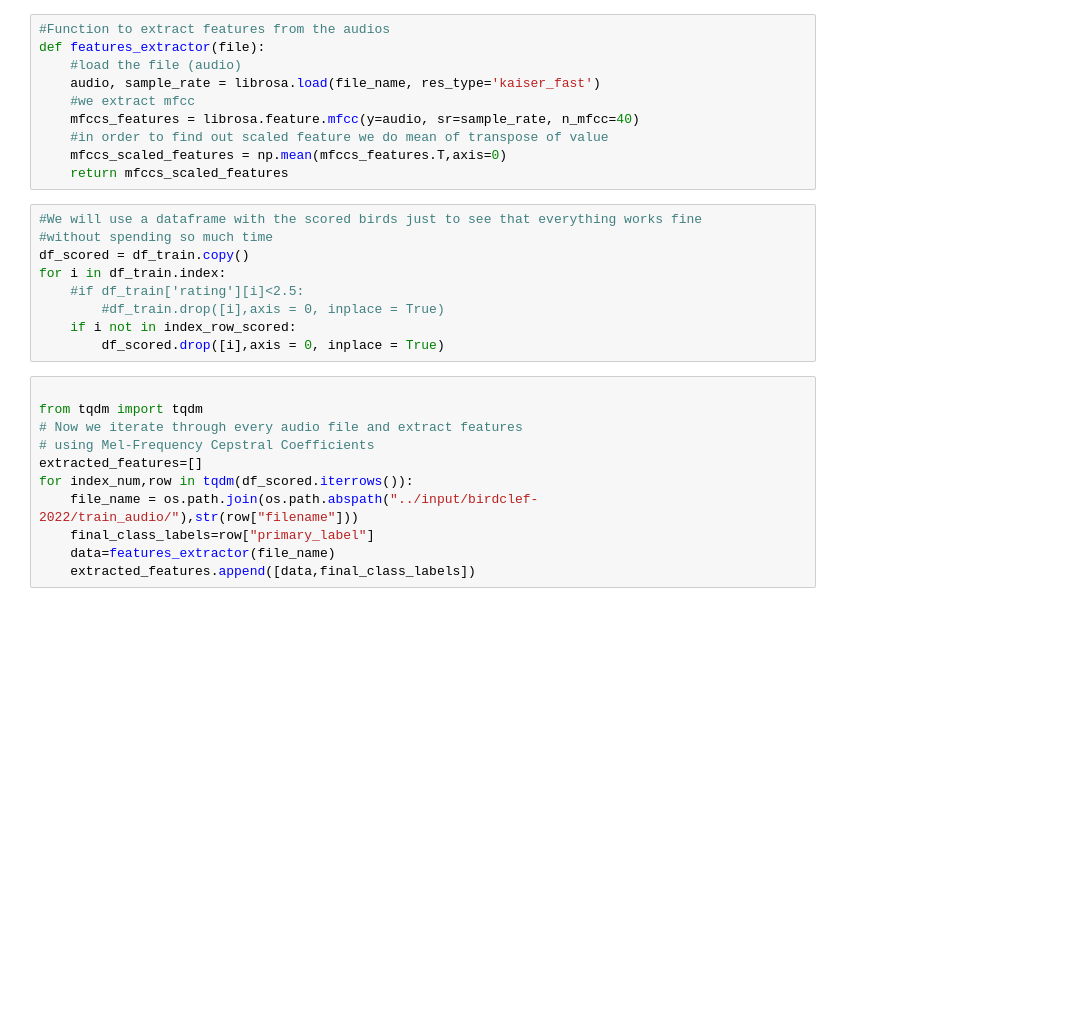
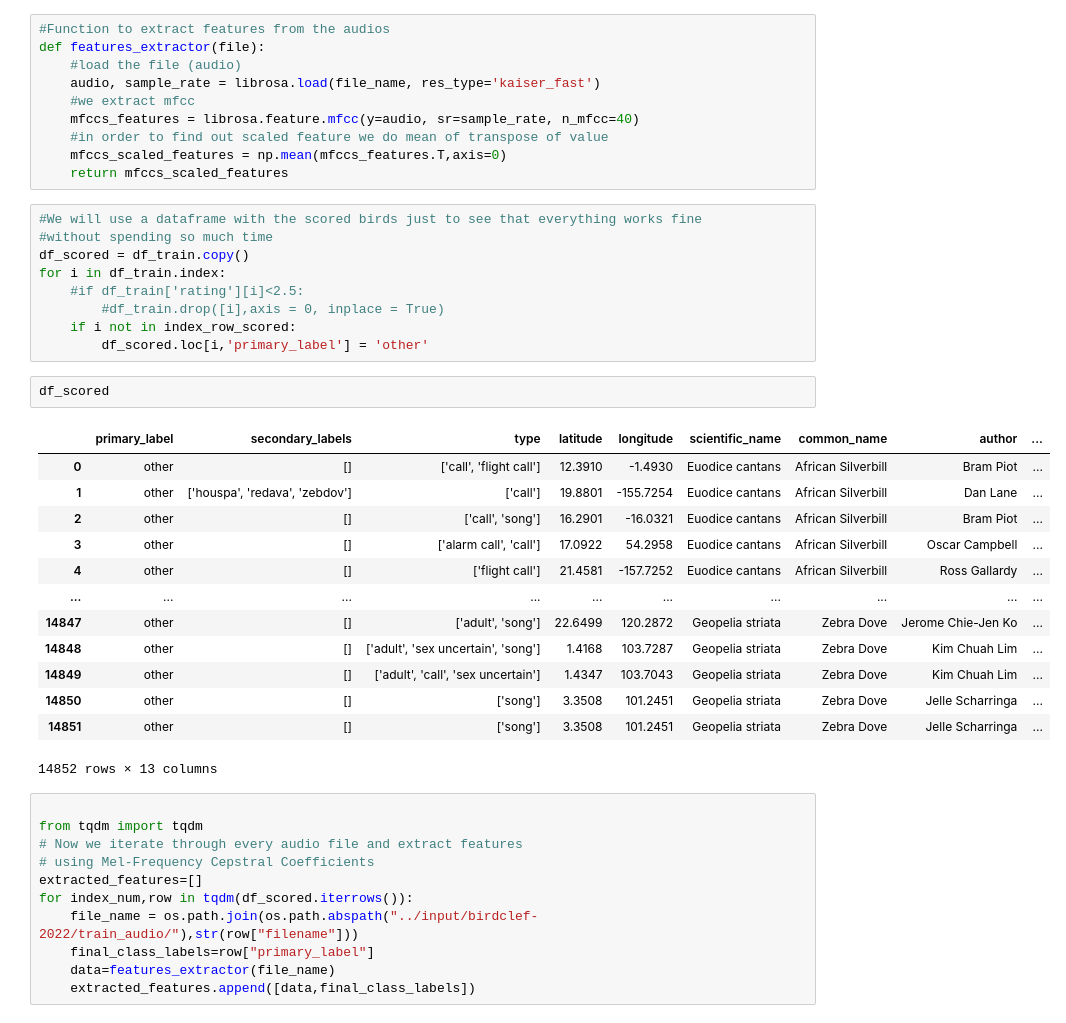
Before and after one commit to p3p31v/BirdCLEF-2022, a Jupyter notebook: birdclef-notebook-pplu-2-0.ipynb, the cells around one changed output. Cells and saved outputs as stored; diff of their text form; blank space fills up the shorter version.

```diff
--- a/birdclef-notebook-pplu-2-0.ipynb
+++ b/birdclef-notebook-pplu-2-0.ipynb
@@ -72,7 +72,23 @@ for i in df_train.index:
     #if df_train['rating'][i]<2.5:
         #df_train.drop([i],axis = 0, inplace = True)
     if i not in index_row_scored:
-        df_scored.drop([i],axis = 0, inplace = True)
+        df_scored.loc[i,'primary_label'] = 'other'
+# %%
+df_scored
+# %% [output]
+|  | primary_label | secondary_labels | type | latitude | longitude | scientific_name | common_name | author | ... |
+| 0 | other | [] | ['call', 'flight call'] | 12.3910 | -1.4930 | Euodice cantans | African Silverbill | Bram Piot | ... |
+| 1 | other | ['houspa', 'redava', 'zebdov'] | ['call'] | 19.8801 | -155.7254 | Euodice cantans | African Silverbill | Dan Lane | ... |
+| 2 | other | [] | ['call', 'song'] | 16.2901 | -16.0321 | Euodice cantans | African Silverbill | Bram Piot | ... |
+| 3 | other | [] | ['alarm call', 'call'] | 17.0922 | 54.2958 | Euodice cantans | African Silverbill | Oscar Campbell | ... |
+| 4 | other | [] | ['flight call'] | 21.4581 | -157.7252 | Euodice cantans | African Silverbill | Ross Gallardy | ... |
+| ... | ... | ... | ... | ... | ... | ... | ... | ... | ... |
+| 14847 | other | [] | ['adult', 'song'] | 22.6499 | 120.2872 | Geopelia striata | Zebra Dove | Jerome Chie-Jen Ko | ... |
+| 14848 | other | [] | ['adult', 'sex uncertain', 'song'] | 1.4168 | 103.7287 | Geopelia striata | Zebra Dove | Kim Chuah Lim | ... |
+| 14849 | other | [] | ['adult', 'call', 'sex uncertain'] | 1.4347 | 103.7043 | Geopelia striata | Zebra Dove | Kim Chuah Lim | ... |
+| 14850 | other | [] | ['song'] | 3.3508 | 101.2451 | Geopelia striata | Zebra Dove | Jelle Scharringa | ... |
+| 14851 | other | [] | ['song'] | 3.3508 | 101.2451 | Geopelia striata | Zebra Dove | Jelle Scharringa | ... |
+14852 rows × 13 columns
 # %%
 
 from tqdm import tqdm
```
Also changed, not shown: parts of 12 cells of this notebook.
